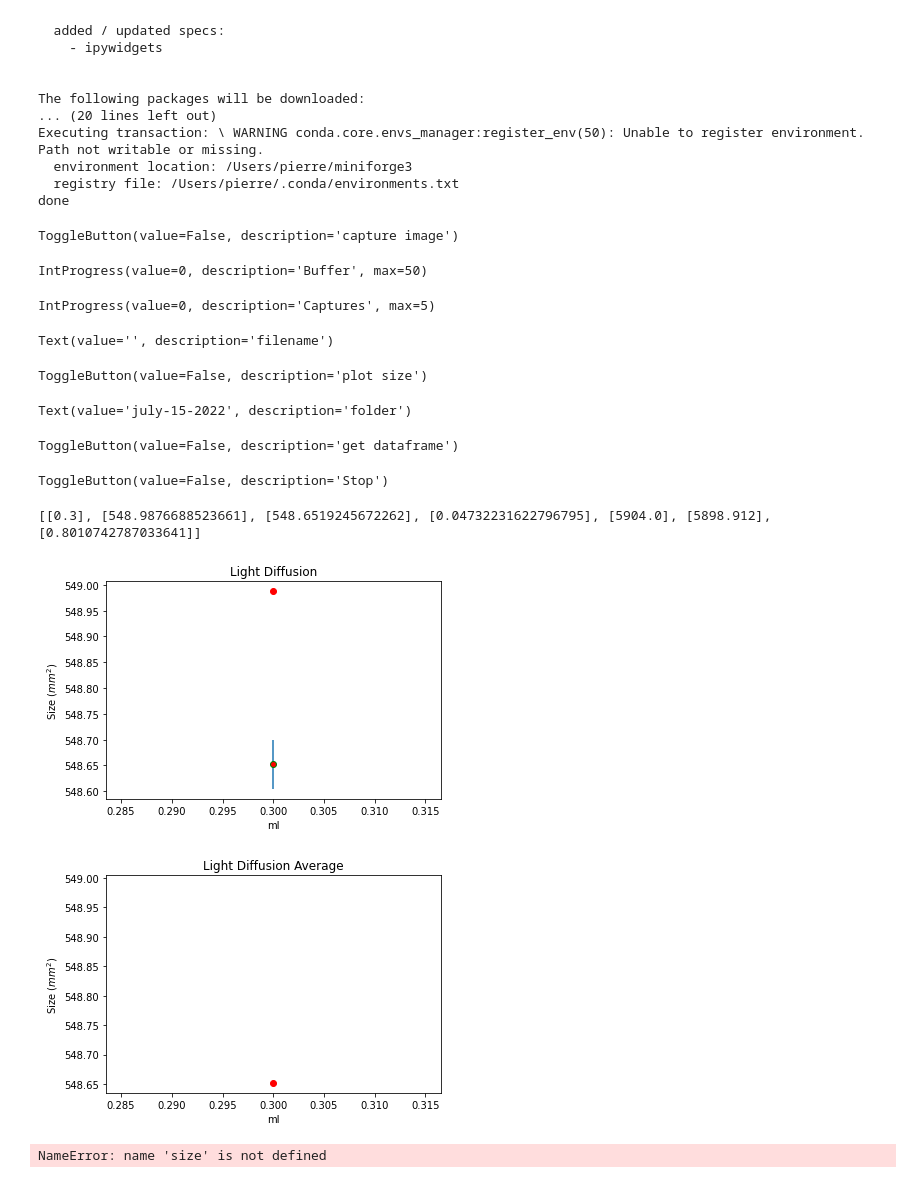
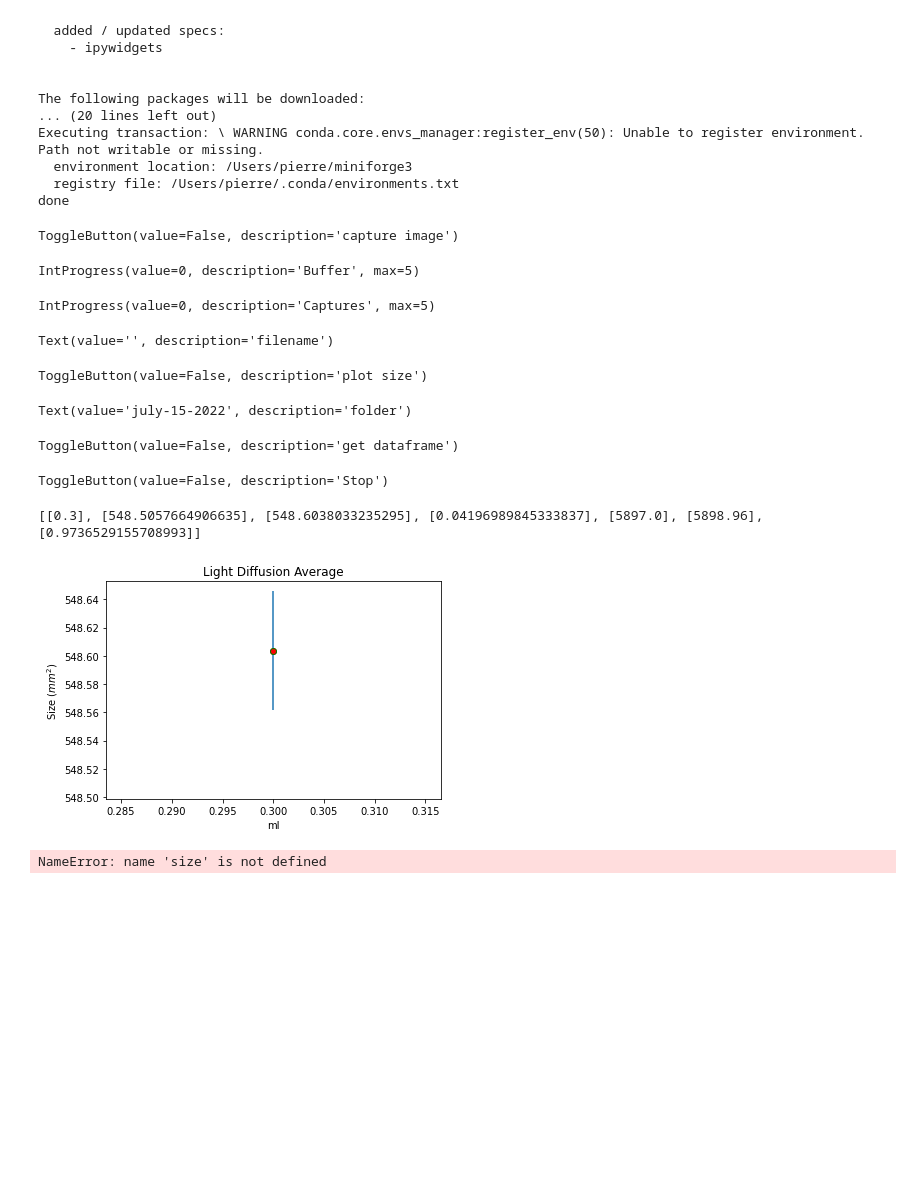
Before and after one commit to braingeneers/Blob-Measuring-with-Computer-Vision, a Jupyter notebook: Video-Stream.ipynb, the cells around one changed output. Drawn from its saved outputs; the diff is of its cells as text; code cells hidden in the pictures; blank space fills up the shorter version.

Commit message:
saving precision buffer data

```diff
--- a/Video-Stream.ipynb
+++ b/Video-Stream.ipynb
@@ -90,10 +90,13 @@ import asyncio
 import ipywidgets as widgets
 import os
 import math
+## todo:
+# 1. save the contents of the precision buffers into a dataframe
+# 2. get the plots to come out separately
+# 3. Gather data
 
 
-
-BUFFER_SIZE = 50
+BUFFER_SIZE = 5
 camera_name = "camerafluidleveldetect"
 progress = widgets.FloatProgress(value=0.0, min=0.0, max=1.0)
 buffer_progress = widgets.IntProgress(value=0, min=0, max=BUFFER_SIZE)
@@ -287,6 +290,16 @@ async def f():
                         # size[6].append(stdev(area_buffer))
                         size[5].append(mean(area_precision_buff))
                         size[6].append(stdev(area_precision_buff))
+
+                        #fill frames with data and reset buffers
+                        perimeter_frame_dict[text.value] = perimeter_precision_buff
+                        perimeter_precision_buff = []
+                        area_frame_dict[text.value] = area_precision_buff
+                        area_precision_buff = []
+                        df = pd.DataFrame(perimeter_frame_dict)
+                        df.to_csv(image_dir+img_folder.value+"/"+'perimeter_dataframe.csv')
+                        df = pd.DataFrame(area_frame_dict)
+                        df.to_csv(image_dir+img_folder.value+"/"+'area_dataframe.csv')
                 # capture_dataframe.value = True
             await asyncio.sleep(0.001)
 
@@ -298,6 +311,8 @@ async def f():
                 if dataframe_count >= dataframe_total:
                     capture_dataframe.value = False
                     dataframe_count = 0
+
+                    #fill frames with data
                     perimeter_frame_dict[text.value] = perimeter_value_frame
                     perimeter_value_frame = []
                     area_frame_dict[text.value] = area_value_frame
@@ -316,22 +331,24 @@ async def f():
                 df = pd.DataFrame(dict)
                 # saving the dataframe
                 df.to_csv(image_dir+img_folder.value+"/"+'boof4.csv')
-                plt.errorbar(size[0], size[2], yerr=size[3],fmt="o", mfc='red',
+                fig, ax = plt.subplots()
+                ax.errorbar(size[0], size[2], yerr=size[3],fmt="o", mfc='red',
                         mec='green')#, ms=20, mew=4)
-                plt.title("Light Diffusion Average")
-                plt.show
+                # plt.title("Light Diffusion Average")
+                # plt.show
+
                 try:
-                    plt.plot(size[0],size[1], 'ro')
-                    x= size[0]
-                    y=size[1]
-                    z = np.polyfit(x, y, 3)
-                    p = np.poly1d(z)
-                    plt.plot(x,p(x),'k--',linewidth=2)
-                    color = 0.8
-                    plt.ylabel('Size ($mm^2$)')
-                    plt.xlabel('ml')
-                    plt.title("Light Diffusion")
-                    plt.show()
+                    # plt.plot(size[0],size[1], 'ro')
+                    # x= size[0]
+                    # y=size[1]
+                    # z = np.polyfit(x, y, 3)
+                    # p = np.poly1d(z)
+                    # plt.plot(x,p(x),'k--',linewidth=2)
+                    # color = 0.8
+                    # plt.ylabel('Size ($mm^2$)')
+                    # plt.xlabel('ml')
+                    # plt.title("Light Diffusion")
+                    # plt.show()
 
                     plt.plot(size[0],size[2], 'ro')
                     x=size[0]
@@ -339,43 +356,42 @@ async def f():
                     z = np.polyfit(x, y, 3)
                     p = np.poly1d(z)
                     plt.plot(x,p(x),'k--',linewidth=2)
-                    color = 0.8;
+                    color = 0.8
                     plt.ylabel('Size ($mm^2$)')
                     plt.xlabel('ml')
                     plt.title("Light Diffusion Average")
                     plt.show()
                     #print( "y=%.6fx+(%.6f)"%(z[0],z[1]))
 
 
                 except:
                     pass
 
             if stop_button.value == True:
                 cv2.destroyAllWindows()
                 cv2.waitKey(1)
                 return
 
 asyncio.create_task(f());
 # if we are not using a video file, stop the camera video stream
 # if not args.get("video", False):
 #     vs.stop()
 # # otherwise, release the camera
 # else:
 #     vs.release()
 # # close all windows
 # cv2.destroyAllWindows()
 # %% [output]
 ToggleButton(value=False, description='capture image')
-IntProgress(value=0, description='Buffer', max=50)
+IntProgress(value=0, description='Buffer', max=5)
 IntProgress(value=0, description='Captures', max=5)
 Text(value='', description='filename')
 ToggleButton(value=False, description='plot size')
 Text(value='july-15-2022', description='folder')
 ToggleButton(value=False, description='get dataframe')
 ToggleButton(value=False, description='Stop')
-[[0.3], [548.9876688523661], [548.6519245672262], [0.04732231622796795], [5904.0], [5898.912], [0.8010742787033641]]
+[[0.3], [548.5057664906635], [548.6038033235295], [0.04196989845333837], [5897.0], [5898.96], [0.9736529155708993]]
-[figure, old version]
+[figure, new version]
-[figure, removed]
 # %%
 size
 # %% [output]
```
